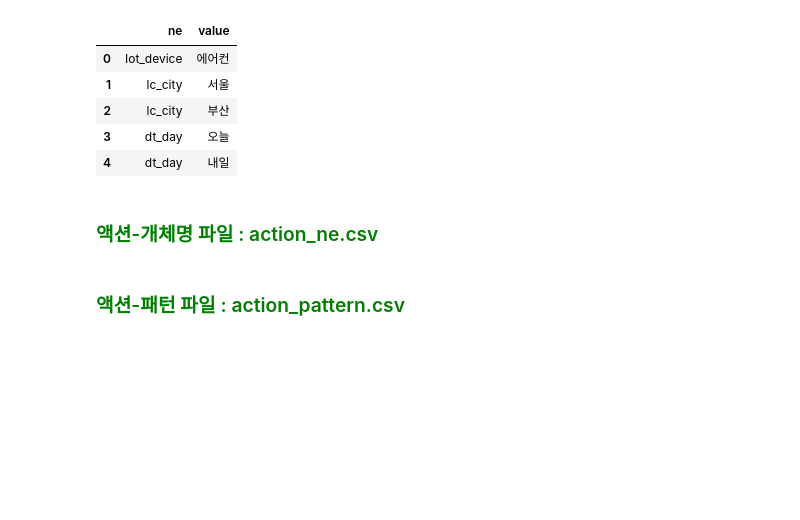
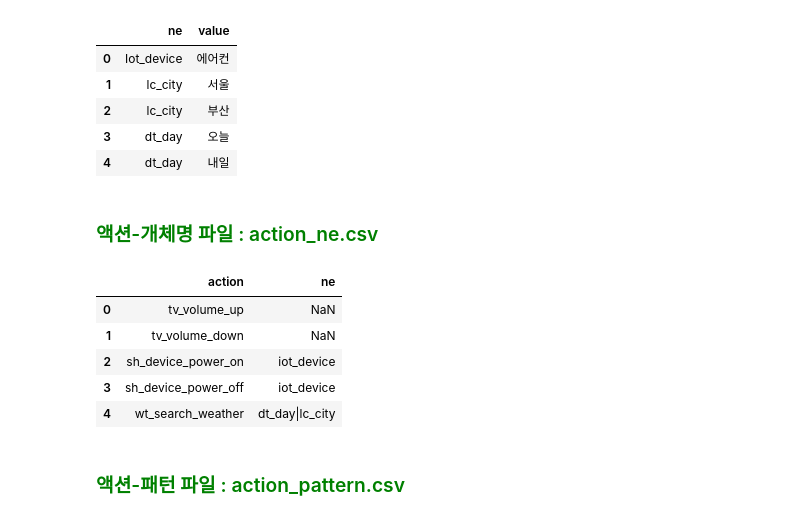
Before and after one commit to kisa036/mini_nlp, a Jupyter notebook: mini_nlp.ipynb, the cells around one changed output. Cells and saved outputs as stored; diff of their text form; code cells hidden in the pictures; blank space fills up the shorter version.

```diff
--- a/mini_nlp.ipynb
+++ b/mini_nlp.ipynb
@@ -78,6 +70,15 @@ ne_value.head()
 # %% [markdown]
 ### <font color=green>액션-개체명 파일 : action_ne.csv</font>
 # %%
-ne_value = pd.read_csv('ne_value.csv', encoding='utf-8')
+action_ne = pd.read_csv('action_ne.csv', encoding='utf-8')
+# %%
+action_ne.head()
+# %% [output]
+|  | action | ne |
+| 0 | tv_volume_up | NaN |
+| 1 | tv_volume_down | NaN |
+| 2 | sh_device_power_on | iot_device |
+| 3 | sh_device_power_off | iot_device |
+| 4 | wt_search_weather | dt_day|lc_city |
 # %% [markdown]
 ### <font color=green> 액션-패턴 파일 : action_pattern.csv </font>
```
Also changed, not shown: parts of 26 cells of this notebook.
